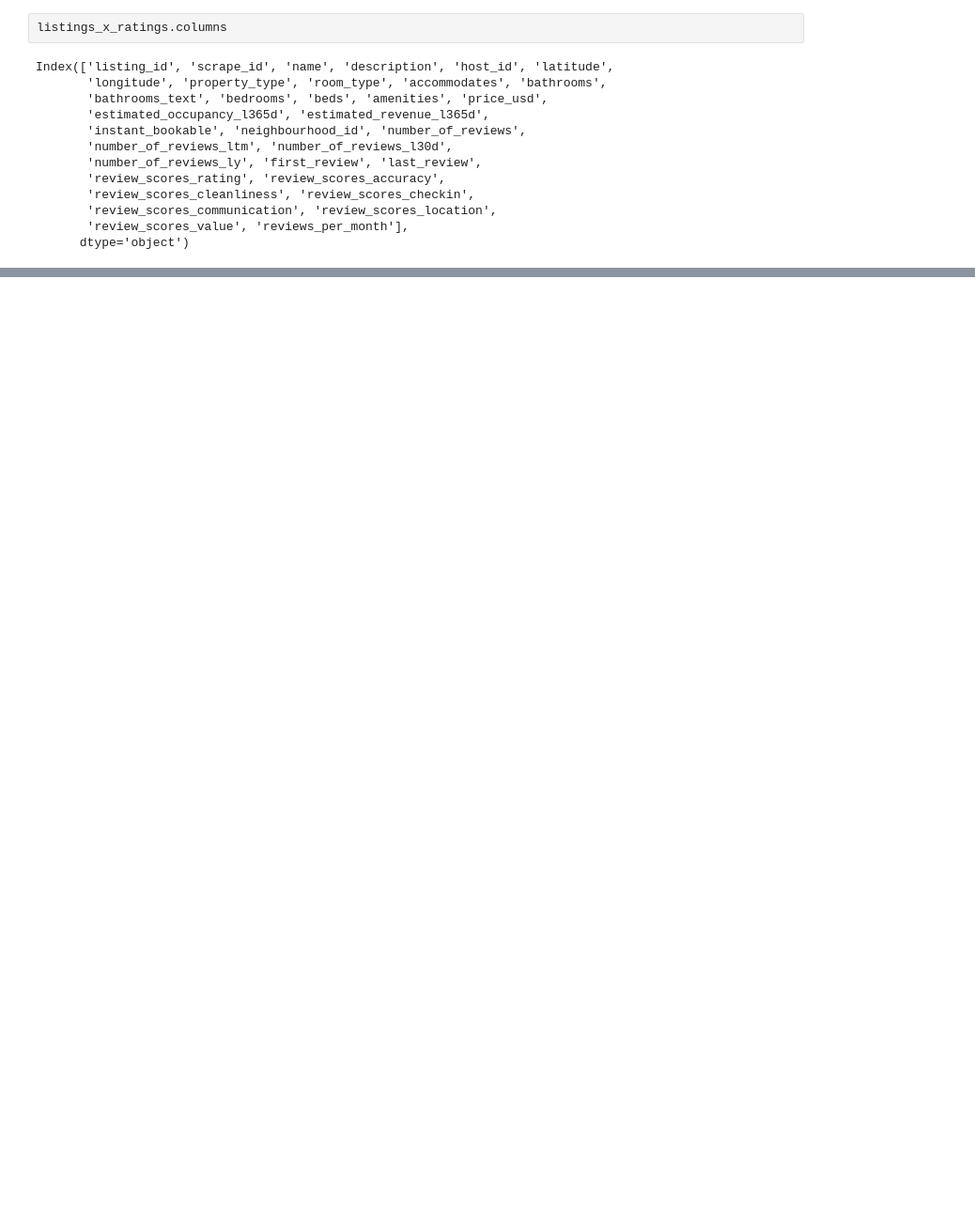
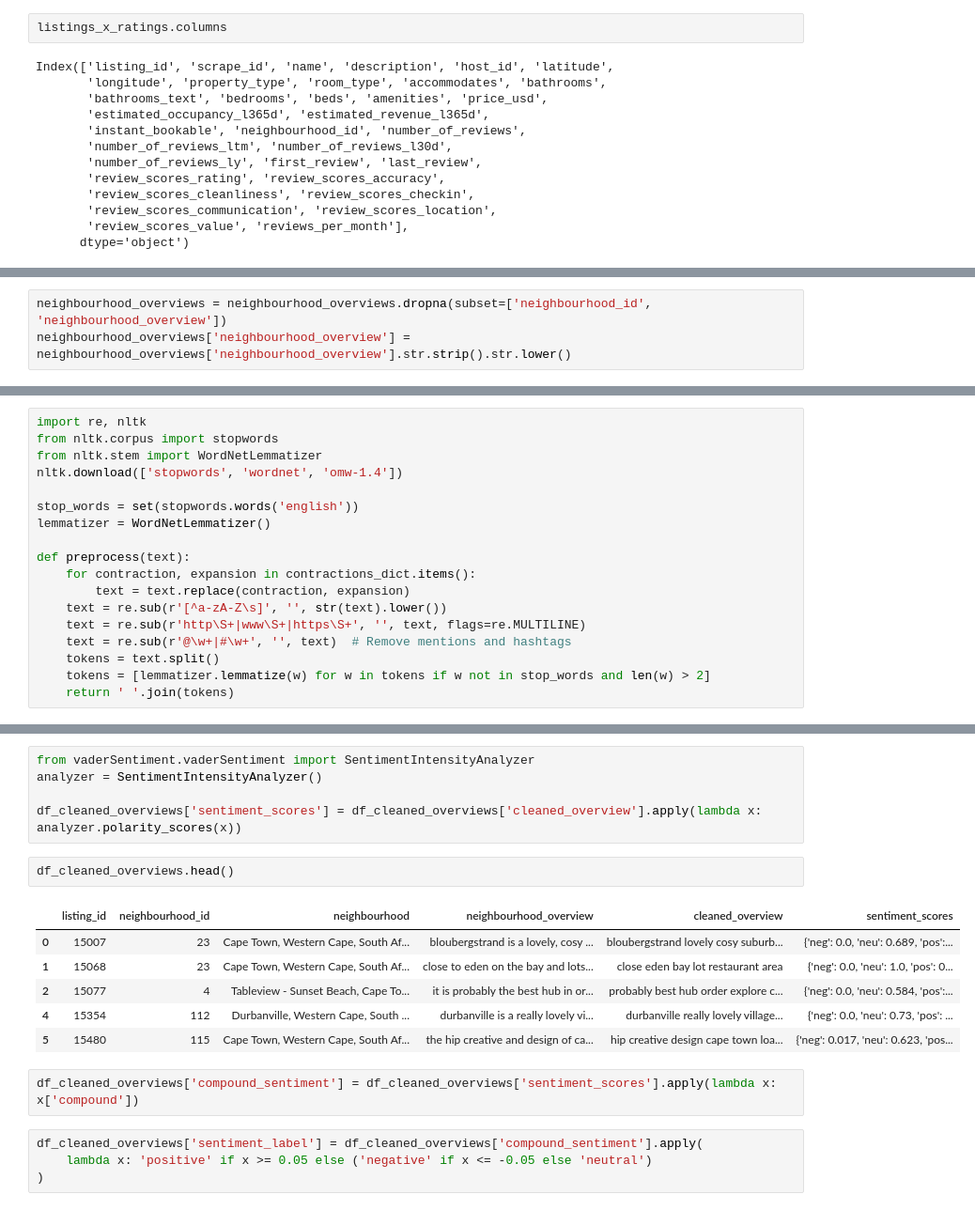
Before and after one commit to xuzmocode4-325/airbnb-dash, a Jupyter notebook: dashboard-visuals.ipynb, the cells around one changed output, grey strips where cells are left out. Shown at 94% size. Drawn from its saved outputs; the diff is of its cells as text; blank space fills up the shorter version.

```diff
--- a/dashboard-visuals.ipynb
+++ b/dashboard-visuals.ipynb
@@ -350,0 +395,3 @@ fig = px.treemap(
+# %%
+neighbourhood_overviews = neighbourhood_overviews.dropna(subset=['neighbourhood_id', 'neighbourhood_overview'])
+neighbourhood_overviews['neighbourhood_overview'] = neighbourhood_overviews['neighbourhood_overview'].str.strip().str.lower()
@@ -350,0 +486,18 @@ fig = px.treemap(
+# %%
+import re, nltk
+from nltk.corpus import stopwords
+from nltk.stem import WordNetLemmatizer
+nltk.download(['stopwords', 'wordnet', 'omw-1.4'])
+
+stop_words = set(stopwords.words('english'))
+lemmatizer = WordNetLemmatizer()
+
+def preprocess(text):
+    for contraction, expansion in contractions_dict.items():
+        text = text.replace(contraction, expansion)
+    text = re.sub(r'[^a-zA-Z\s]', '', str(text).lower())
+    text = re.sub(r'http\S+|www\S+|https\S+', '', text, flags=re.MULTILINE)
+    text = re.sub(r'@\w+|#\w+', '', text)  # Remove mentions and hashtags
+    tokens = text.split()
+    tokens = [lemmatizer.lemmatize(w) for w in tokens if w not in stop_words and len(w) > 2]
+    return ' '.join(tokens)
@@ -350,0 +526,20 @@ fig = px.treemap(
+# %%
+from vaderSentiment.vaderSentiment import SentimentIntensityAnalyzer
+analyzer = SentimentIntensityAnalyzer()
+
+df_cleaned_overviews['sentiment_scores'] = df_cleaned_overviews['cleaned_overview'].apply(lambda x: analyzer.polarity_scores(x))
+# %%
+df_cleaned_overviews.head()
+# %% [output]
+|  | listing_id | neighbourhood_id | neighbourhood | neighbourhood_overview | cleaned_overview | sentiment_scores |
+| 0 | 15007 | 23 | Cape Town, Western Cape, South Af... | bloubergstrand is a lovely, cosy ... | bloubergstrand lovely cosy suburb... | {'neg': 0.0, 'neu': 0.689, 'pos':... |
+| 1 | 15068 | 23 | Cape Town, Western Cape, South Af... | close to eden on the bay and lots... | close eden bay lot restaurant area | {'neg': 0.0, 'neu': 1.0, 'pos': 0... |
+| 2 | 15077 | 4 | Tableview - Sunset Beach, Cape To... | it is probably the best hub in or... | probably best hub order explore c... | {'neg': 0.0, 'neu': 0.584, 'pos':... |
+| 4 | 15354 | 112 | Durbanville, Western Cape, South ... | durbanville is a really lovely vi... | durbanville really lovely village... | {'neg': 0.0, 'neu': 0.73, 'pos': ... |
+| 5 | 15480 | 115 | Cape Town, Western Cape, South Af... | the hip creative and design of ca... | hip creative design cape town loa... | {'neg': 0.017, 'neu': 0.623, 'pos... |
+# %%
+df_cleaned_overviews['compound_sentiment'] = df_cleaned_overviews['sentiment_scores'].apply(lambda x: x['compound'])
+# %%
+df_cleaned_overviews['sentiment_label'] = df_cleaned_overviews['compound_sentiment'].apply(
+    lambda x: 'positive' if x >= 0.05 else ('negative' if x <= -0.05 else 'neutral')
+)
```
Also changed, not shown: parts of 21 cells of this notebook, 21 other files.
